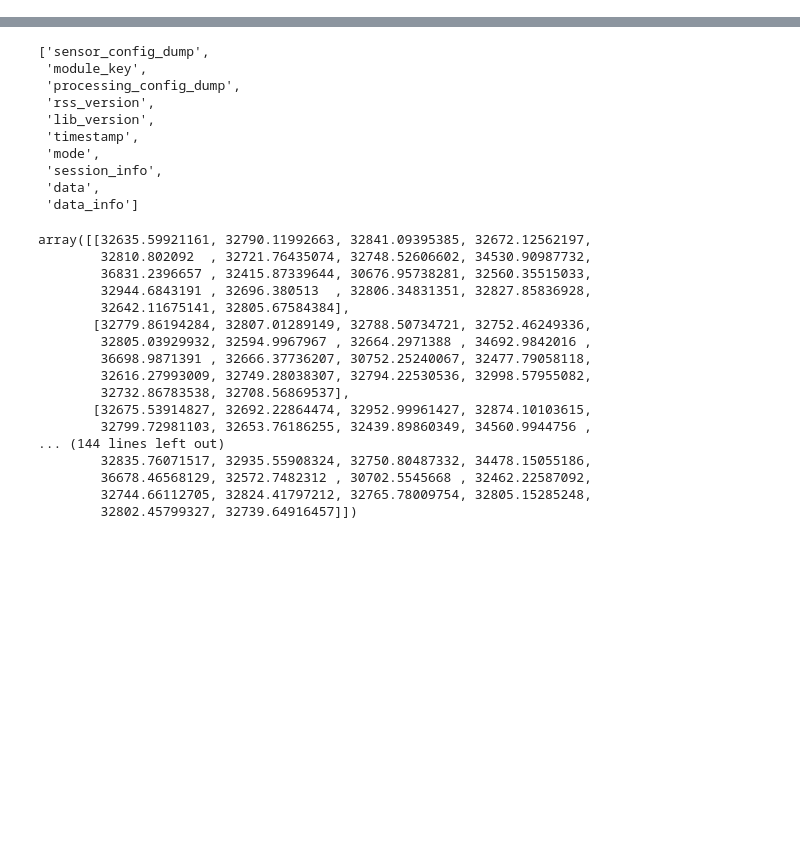
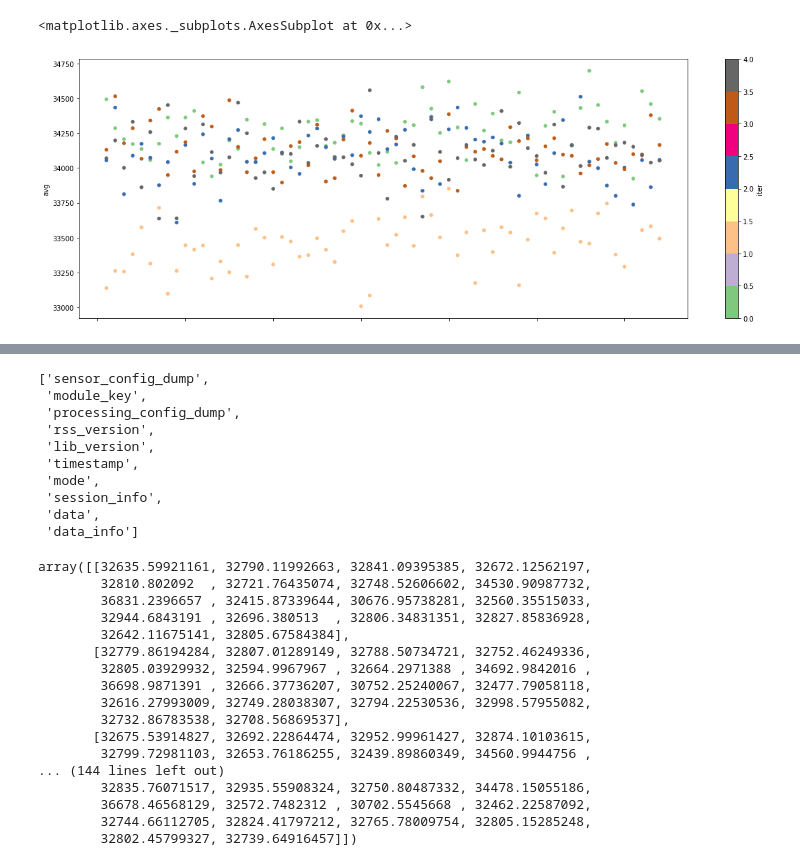
Before and after one commit to MichiganDataScienceTeam/W20-Gesture-Detection, a Jupyter notebook: explore_sparse/explore_sparse_data.ipynb, the cells around one changed output, grey strips where cells are left out. Drawn from its saved outputs; the diff is of its cells as text; code cells hidden in the pictures; blank space fills up the shorter version.

```diff
--- a/explore_sparse/explore_sparse_data.ipynb
+++ b/explore_sparse/explore_sparse_data.ipynb
@@ -18,0 +42,8 @@ df=df.drop(9,axis=1)
+# %%
+df['avg'] = (df[2]+df[3]+df[4]+df[5]+df[6]+df[7]+df[8])/7
+df['sum'] = (df[2]+df[3]+df[4]+df[5]+df[6]+df[7]+df[8])
+# %%
+df.plot.scatter(x='sweep',y='avg',c='iter',cmap='Accent')
+# %% [output]
+<matplotlib.axes._subplots.AxesSubplot at 0x...>
+[figure, added]
```
Also changed, not shown: parts of 8 cells of this notebook.
